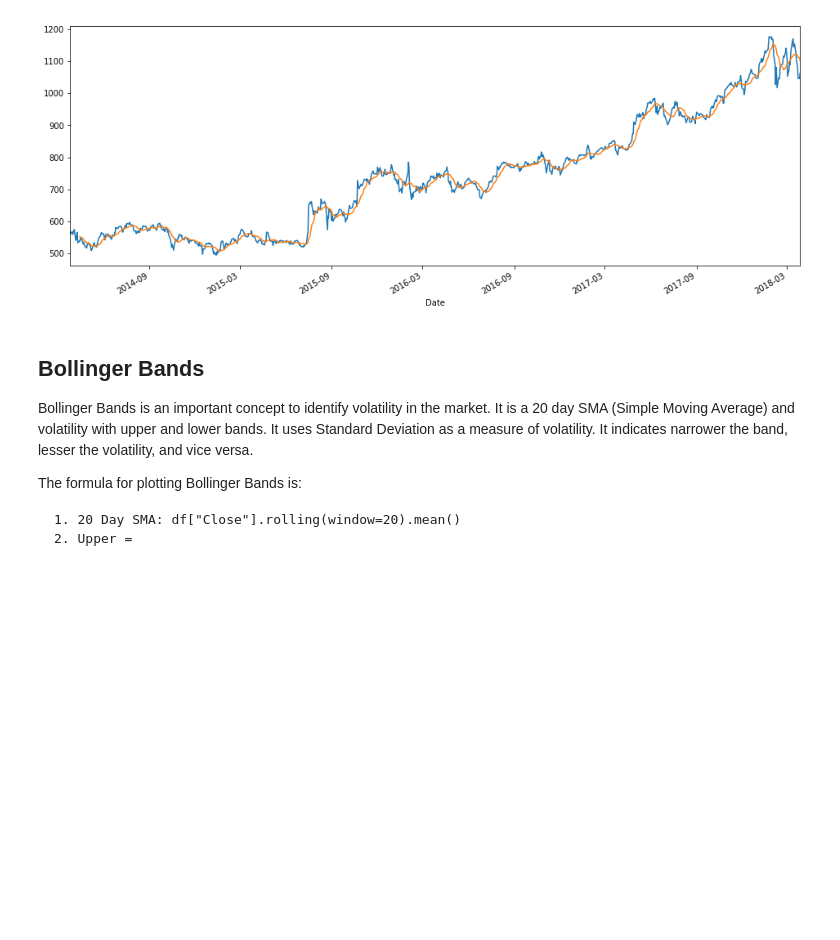
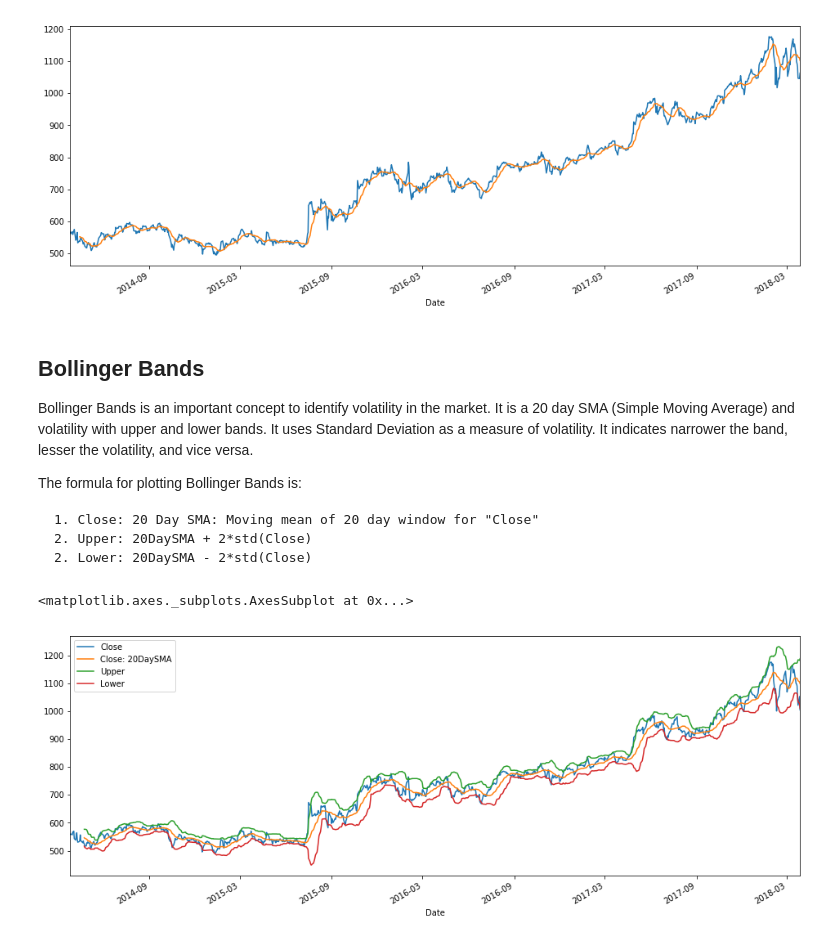
Before and after one commit to maykulkarni/algo_trading, a Jupyter notebook: 1. Collecting Data and Basic Operations.ipynb, the cells around one changed output. Drawn from its saved outputs; the diff is of its cells as text; code cells hidden in the pictures; blank space fills up the shorter version.

````diff
--- a/Collecting Data and Basic Operations.ipynb
+++ b/1. Collecting Data and Basic Operations.ipynb
@@ -102,5 +102,17 @@ Bollinger Bands is an important concept to identify volatility in the market. It
 
 The formula for plotting Bollinger Bands is:
 ```
-1. 20 Day SMA: df["Close"].rolling(window=20).mean()
-2. Upper =
+1. Close: 20 Day SMA: Moving mean of 20 day window for "Close"
+2. Upper: 20DaySMA + 2*std(Close)
+2. Lower: 20DaySMA - 2*std(Close)
+```
+# %%
+goog["Close: 20DaySMA"] = goog["Close"].rolling(window=20).mean()
+goog["Upper"] = goog["Close: 20DaySMA"] + 2 * (goog["Close"].rolling(20).std())
+goog["Lower"] = goog["Close: 20DaySMA"] - 2 * (goog["Close"].rolling(20).std())
+
+# plot
+goog[["Close", "Close: 20DaySMA", "Upper", "Lower"]].plot(figsize=(16, 6))
+# %% [output]
+<matplotlib.axes._subplots.AxesSubplot at 0x...>
+[figure, added]
````
Also changed, not shown: 3 other files.
